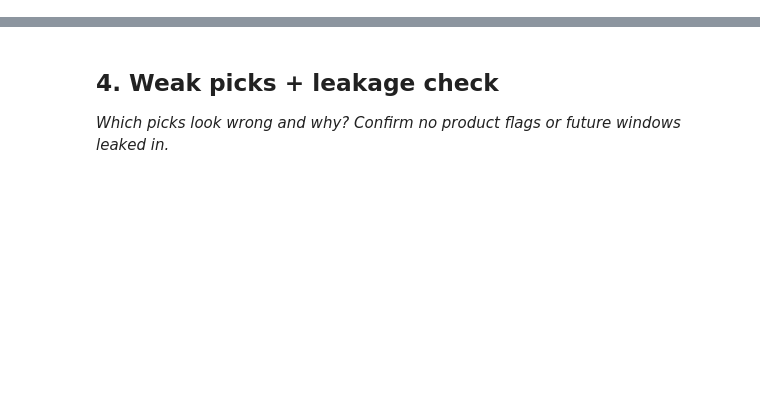
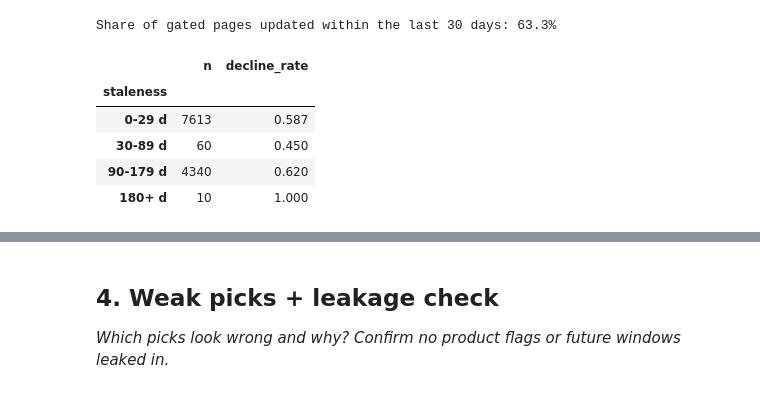
Before and after one commit to yelsebety/Yassin-Flyrank, a Jupyter notebook: work/notebooks/w04_baseline_score.ipynb, the cells around one changed output, grey strips where cells are left out. Cells and saved outputs as stored; diff of their text form; code cells hidden in the pictures; blank space fills up the shorter version.

```diff
--- a/work/notebooks/w04_baseline_score.ipynb
+++ b/work/notebooks/w04_baseline_score.ipynb
@@ -15,0 +91,15 @@ This skeleton is yours to fill. Work the sections **in order** — each one has
+# %%
+g["staleness"] = pd.cut(g["days_since_last_update"], [0, 30, 90, 180, 10**6], right=False,
+                        labels=["0-29 d", "30-89 d", "90-179 d", "180+ d"])
+signal2 = (g.groupby("staleness", observed=True)["declined"]
+             .agg(n="count", decline_rate="mean").round(3))
+print(f"Share of gated pages updated within the last 30 days: {(g['days_since_last_update'] < 30).mean():.1%}")
+signal2
+# %% [output]
+Share of gated pages updated within the last 30 days: 63.3%
+|  | n | decline_rate |
+| staleness |  |  |
+| 0-29 d | 7613 | 0.587 |
+| 30-89 d | 60 | 0.450 |
+| 90-179 d | 4340 | 0.620 |
+| 180+ d | 10 | 1.000 |
```
Also changed, not shown: parts of 22 cells of this notebook.
